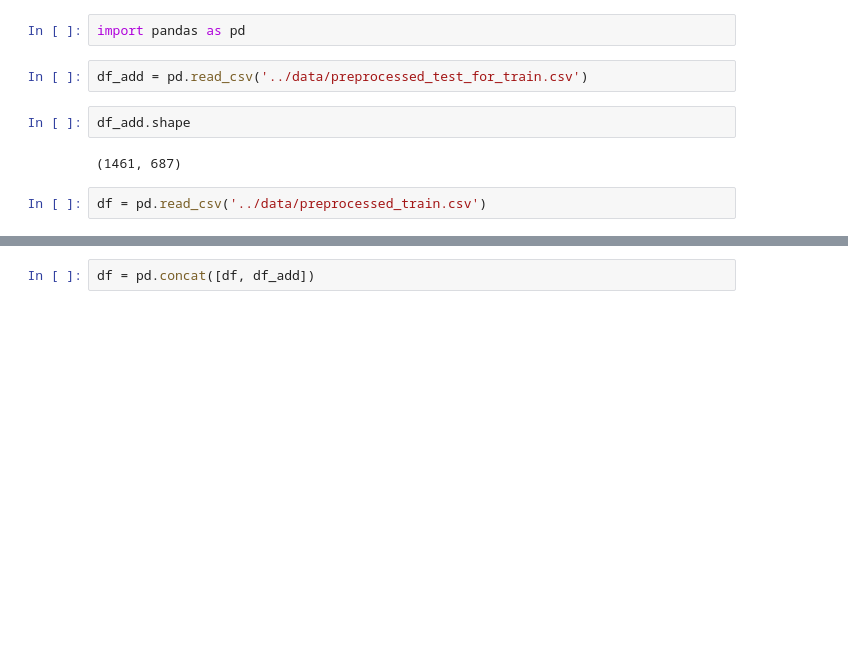
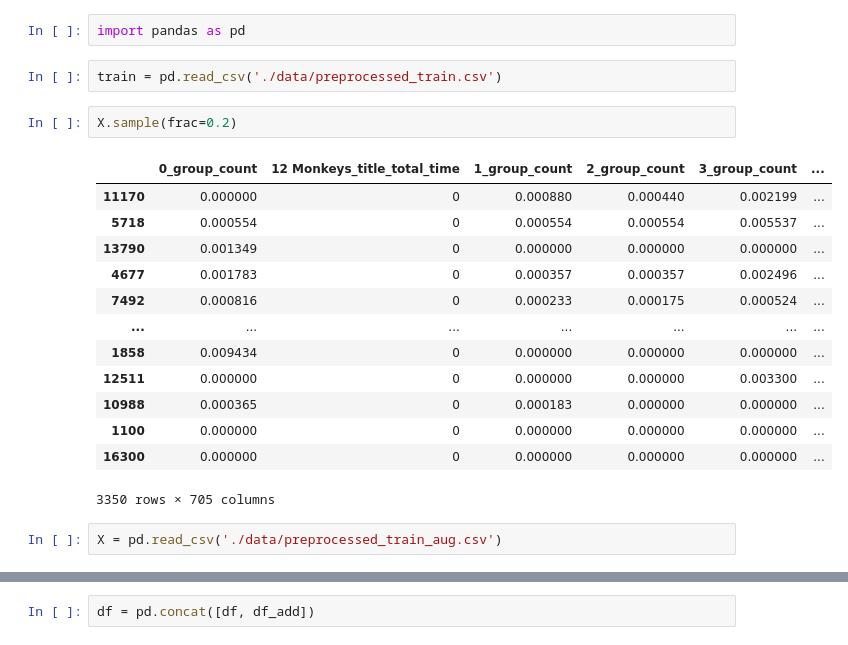
Before and after one commit to heartkilla/dsbowl2019, a Jupyter notebook: notebooks/feature_engineering.ipynb, the cells around one changed output, grey strips where cells are left out. Saved outputs shown, nothing was run; the diff lists cells and outputs as text; blank space fills up the shorter version.

```diff
--- a/notebooks/feature_engineering.ipynb
+++ b/notebooks/feature_engineering.ipynb
@@ -1,10 +1,22 @@
 # %%
 import pandas as pd
 # %%
-df_add = pd.read_csv('../data/preprocessed_test_for_train.csv')
+train = pd.read_csv('./data/preprocessed_train.csv')
-# %%
-df_add.shape
-# %% [output]
-(1461, 687)
+# %%
+X.sample(frac=0.2)
+# %% [output]
+|  | 0_group_count | 12 Monkeys_title_total_time | 1_group_count | 2_group_count | 3_group_count | ... |
+| 11170 | 0.000000 | 0 | 0.000880 | 0.000440 | 0.002199 | ... |
+| 5718 | 0.000554 | 0 | 0.000554 | 0.000554 | 0.005537 | ... |
+| 13790 | 0.001349 | 0 | 0.000000 | 0.000000 | 0.000000 | ... |
+| 4677 | 0.001783 | 0 | 0.000357 | 0.000357 | 0.002496 | ... |
+| 7492 | 0.000816 | 0 | 0.000233 | 0.000175 | 0.000524 | ... |
+| ... | ... | ... | ... | ... | ... | ... |
+| 1858 | 0.009434 | 0 | 0.000000 | 0.000000 | 0.000000 | ... |
+| 12511 | 0.000000 | 0 | 0.000000 | 0.000000 | 0.003300 | ... |
+| 10988 | 0.000365 | 0 | 0.000183 | 0.000000 | 0.000000 | ... |
+| 1100 | 0.000000 | 0 | 0.000000 | 0.000000 | 0.000000 | ... |
+| 16300 | 0.000000 | 0 | 0.000000 | 0.000000 | 0.000000 | ... |
+3350 rows × 705 columns
 # %%
-df = pd.read_csv('../data/preprocessed_train.csv')
+X = pd.read_csv('./data/preprocessed_train_aug.csv')
```
Also changed, not shown: parts of 56 cells of this notebook, 16 other files.
